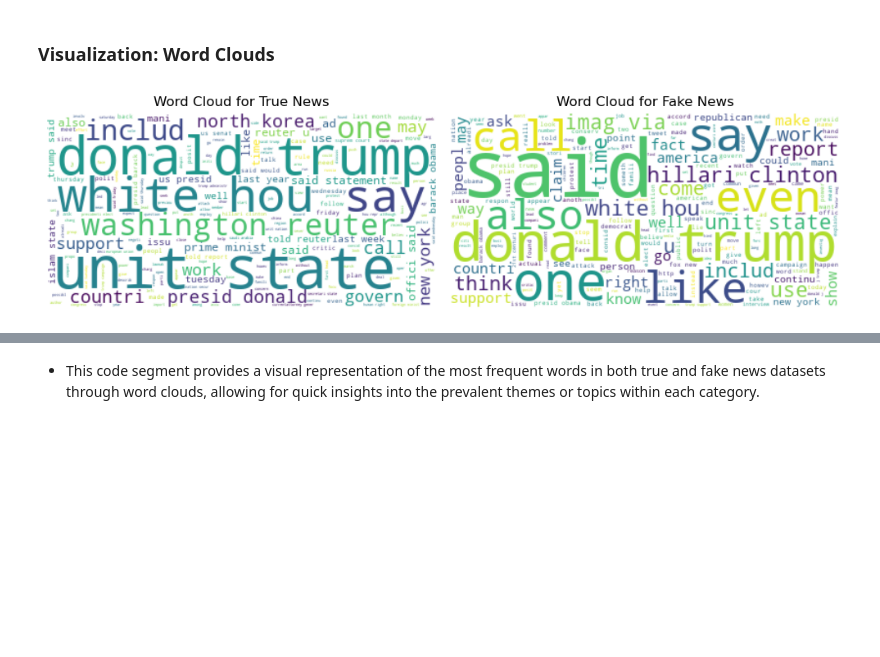
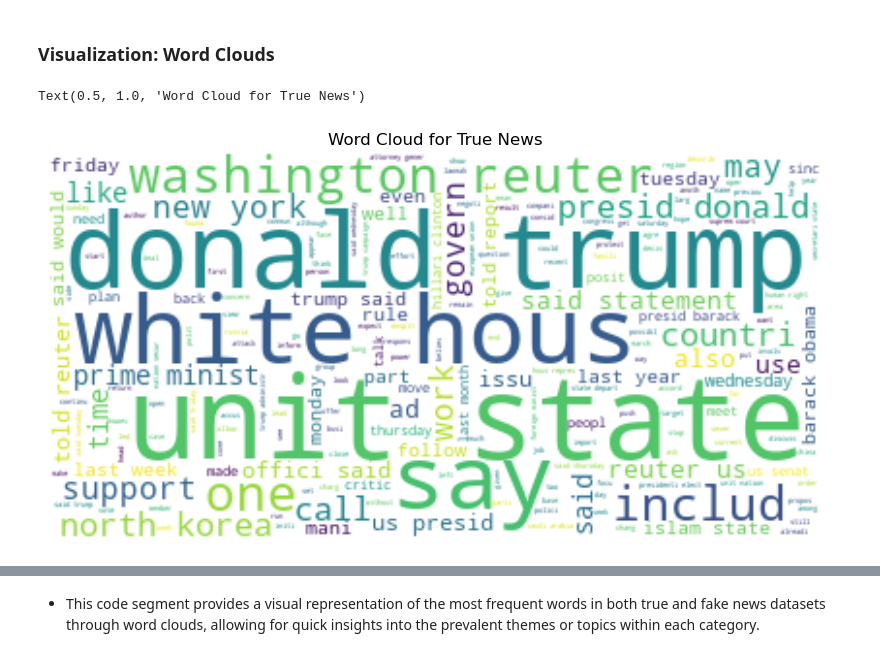
Before and after one commit to idatonui/Fake-News-Prediction, a Jupyter notebook: Fake News Prediction Notebook.ipynb, the cells around one changed output, grey strips where cells are left out. Saved outputs shown, nothing was run; the diff lists cells and outputs as text; code cells hidden in the pictures; blank space fills up the shorter version.

```diff
--- a/Fake News Prediction Notebook.ipynb
+++ b/Fake News Prediction Notebook.ipynb
@@ -319,18 +321,24 @@ plt.show()
 #### i) Tokenizing and Cleaning the Text
 # %%
 import string
+import unicodedata
 from nltk.corpus import stopwords
 from nltk.tokenize import word_tokenize
 from nltk.stem import PorterStemmer, WordNetLemmatizer
 
+# Setup for stopwords, stemmer, and lemmatizer
 stop_words = set(stopwords.words('english'))
 stemmer = PorterStemmer()
 lemmatizer = WordNetLemmatizer()
 
 def remove_punctuation(text):
-    # Create a translation table to remove all punctuation
-    translator = str.maketrans('', '', string.punctuation)
-    # Apply the translation table to remove punctuation
+    # Normalize to a standard Unicode representation
+    text = unicodedata.normalize('NFKD', text)
+    # Additional punctuation marks to remove
+    extra_punctuation = '“”‘’—–'  # Adding common types of quotation marks and dashes
+    # Create a translation table with standard punctuation and additional marks
+    punctuation = string.punctuation + extra_punctuation
+    translator = str.maketrans('', '', punctuation)
     return text.translate(translator)
 
 def preprocess_text(text):
@@ -381,25 +389,17 @@ most_common_fake = fake_word_count.most_common(20)  # Top 20 words in fake news
 # %%
 # Create a word cloud for true news
 from wordcloud import WordCloud
 
 wordcloud_true = WordCloud(stopwords=stop_words, background_color='white').generate(' '.join(true_tokens))
 
 # Create a word cloud for fake news
 wordcloud_fake = WordCloud(stopwords=stop_words, background_color='white').generate(' '.join(fake_tokens))
 
 # Plot word clouds
-plt.figure(figsize=(10, 6))
-plt.subplot(1, 2, 1)
+plt.figure(figsize=(10, 12))
 plt.imshow(wordcloud_true, interpolation='bilinear')
 plt.axis('off')
 plt.title('Word Cloud for True News')
-
-plt.subplot(1, 2, 2)
-plt.imshow(wordcloud_fake, interpolation='bilinear')
-plt.axis('off')
-plt.title('Word Cloud for Fake News')
-
-plt.tight_layout()
-plt.show()
 # %% [output]
+Text(0.5, 1.0, 'Word Cloud for True News')
-[figure, old version]
+[figure, new version]
```
Also changed, not shown: parts of 26 cells of this notebook.
